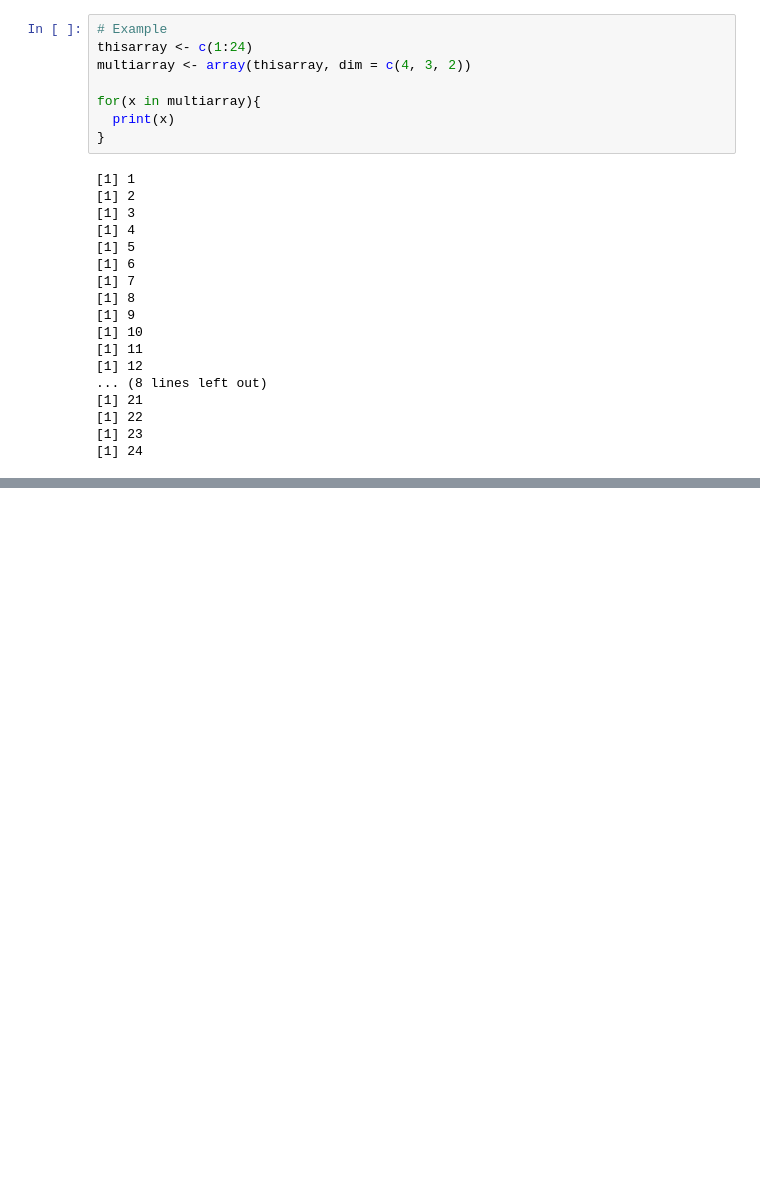
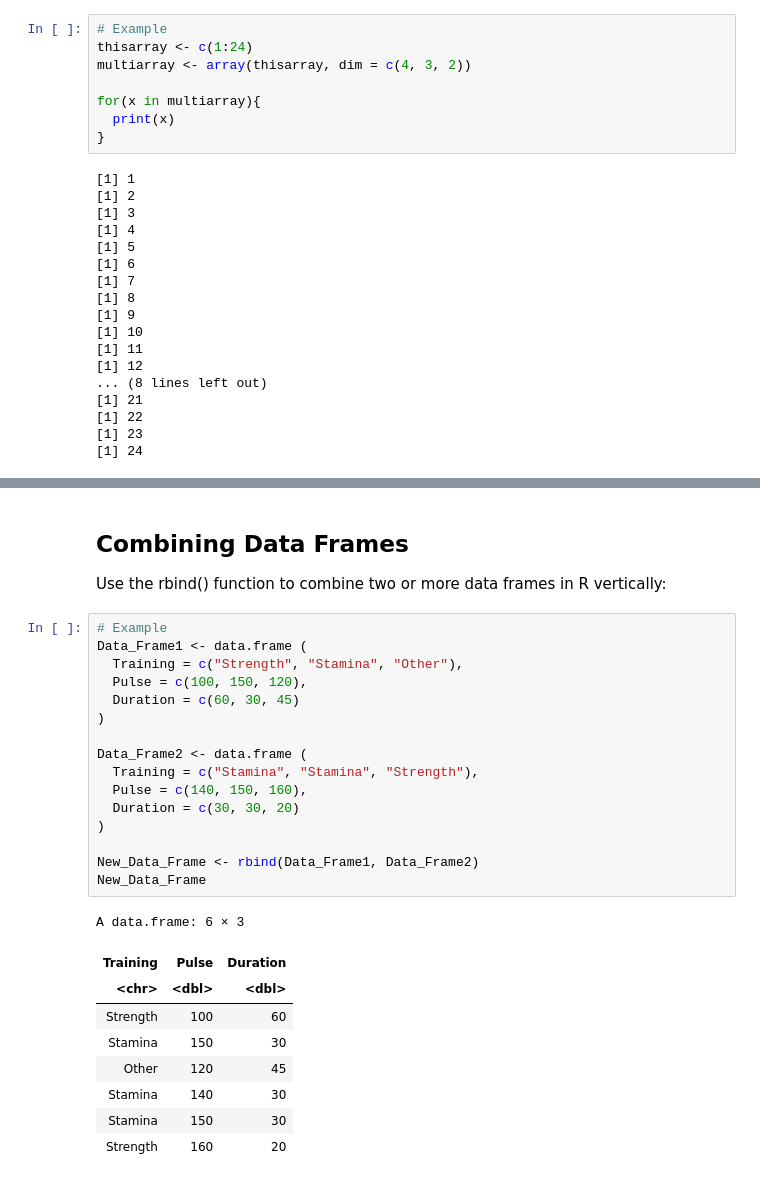
Before and after one commit to prodigy234/Complete_Data_Science_Full_Course, a Jupyter notebook: R Programming/16.R Data Structures.ipynb, the cells around one changed output, grey strips where cells are left out. Cells and saved outputs as stored; diff of their text form; blank space fills up the shorter version.

```diff
--- a/R Programming/16.R Data Structures.ipynb
+++ b/R Programming/16.R Data Structures.ipynb
@@ -877,0 +1077,30 @@ for(x in multiarray){
+# %% [markdown]
+## Combining Data Frames
+
+Use the rbind() function to combine two or more data frames in R vertically:
+# %%
+# Example
+Data_Frame1 <- data.frame (
+  Training = c("Strength", "Stamina", "Other"),
+  Pulse = c(100, 150, 120),
+  Duration = c(60, 30, 45)
+)
+
+Data_Frame2 <- data.frame (
+  Training = c("Stamina", "Stamina", "Strength"),
+  Pulse = c(140, 150, 160),
+  Duration = c(30, 30, 20)
+)
+
+New_Data_Frame <- rbind(Data_Frame1, Data_Frame2)
+New_Data_Frame
+# %% [output]
+A data.frame: 6 × 3
+| Training | Pulse | Duration |
+| <chr> | <dbl> | <dbl> |
+| Strength | 100 | 60 |
+| Stamina | 150 | 30 |
+| Other | 120 | 45 |
+| Stamina | 140 | 30 |
+| Stamina | 150 | 30 |
+| Strength | 160 | 20 |
```
Also changed, not shown: parts of 20 cells of this notebook.
